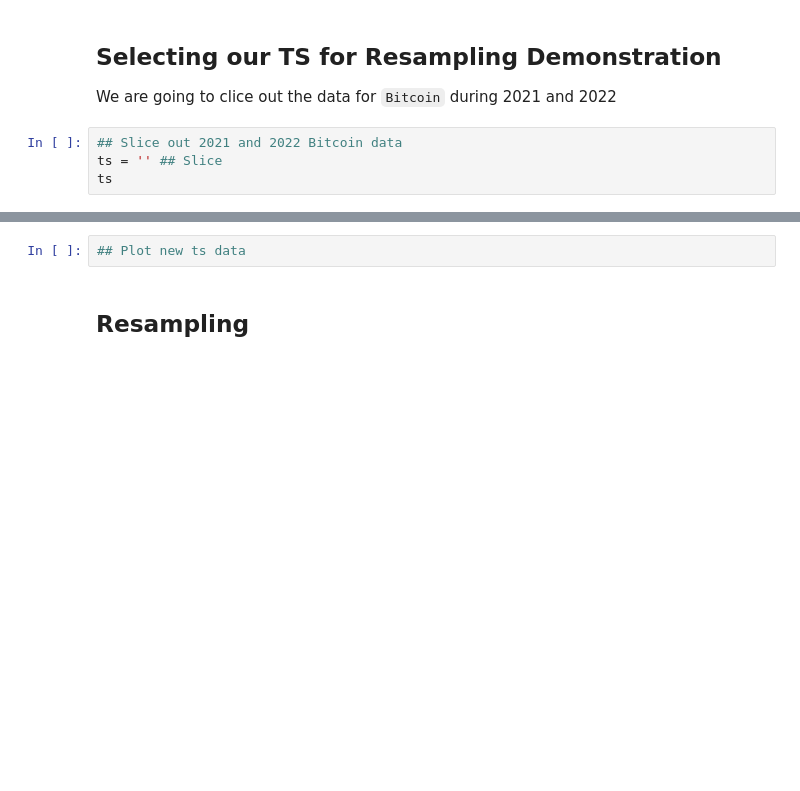
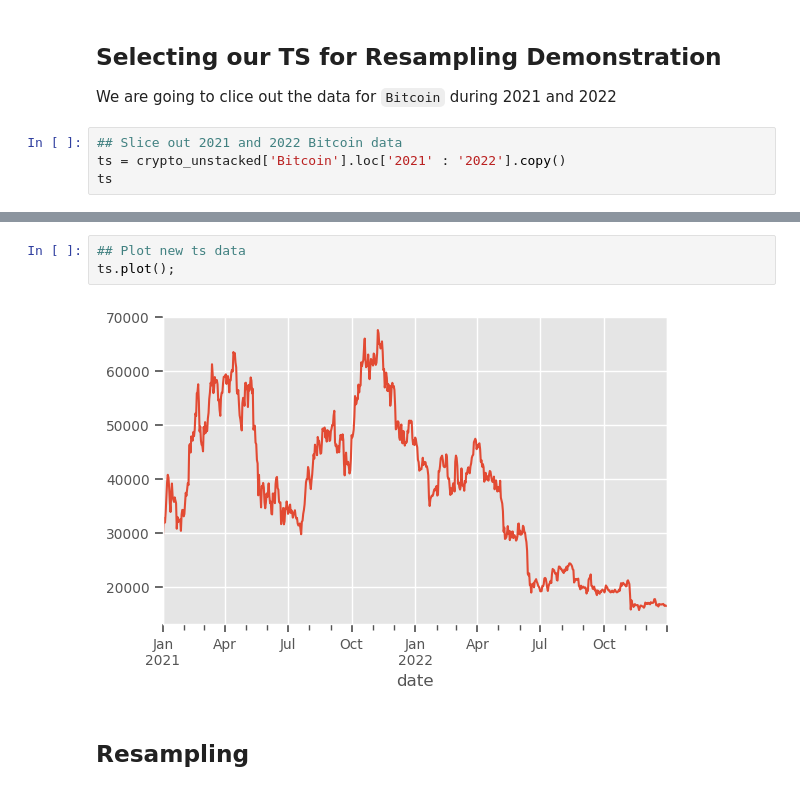
Before and after one commit to erwincarlogonzales/data-viz-time-series-analysis-codealongs, a Jupyter notebook: ECG_W1-L1-CodeAlong-Crypto.ipynb, the cells around one changed output, grey strips where cells are left out. Saved outputs shown, nothing was run; the diff lists cells and outputs as text; blank space fills up the shorter version.

```diff
--- a/ECG_W1-L1-CodeAlong-Crypto.ipynb
+++ b/ECG_W1-L1-CodeAlong-Crypto.ipynb
@@ -151,5 +359,5 @@ crypto_unstacked
 We are going to clice out the data for `Bitcoin` during 2021 and 2022
 # %%
 ## Slice out 2021 and 2022 Bitcoin data
-ts = '' ## Slice
+ts = crypto_unstacked['Bitcoin'].loc['2021' : '2022'].copy()
 ts
@@ -156,5 +378,8 @@ ts
 # %%
 ## Plot new ts data
+ts.plot();
+# %% [output]
+[figure, added]
 # %% [markdown]
 ## Resampling
 # %%
```
Also changed, not shown: parts of 36 cells of this notebook, 1 other file.
